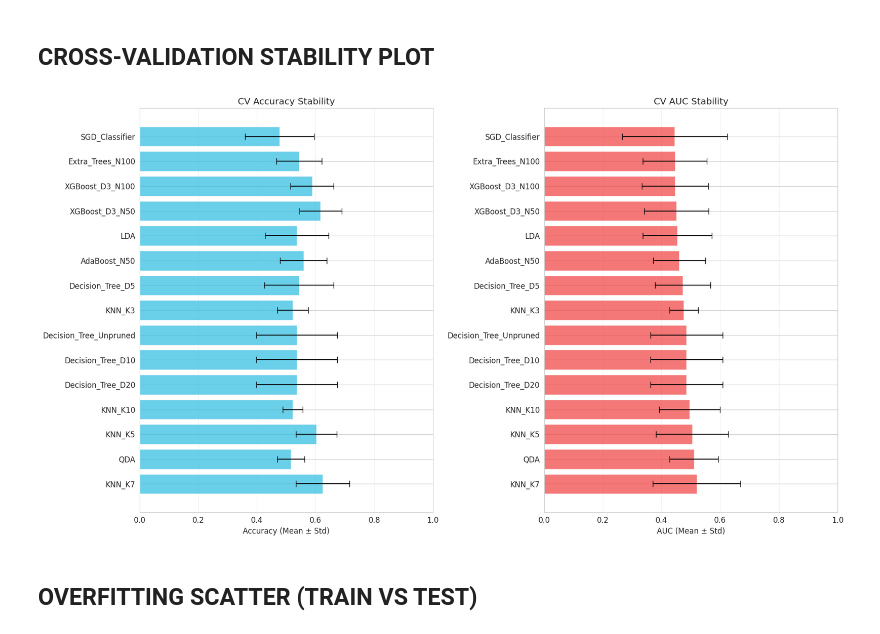
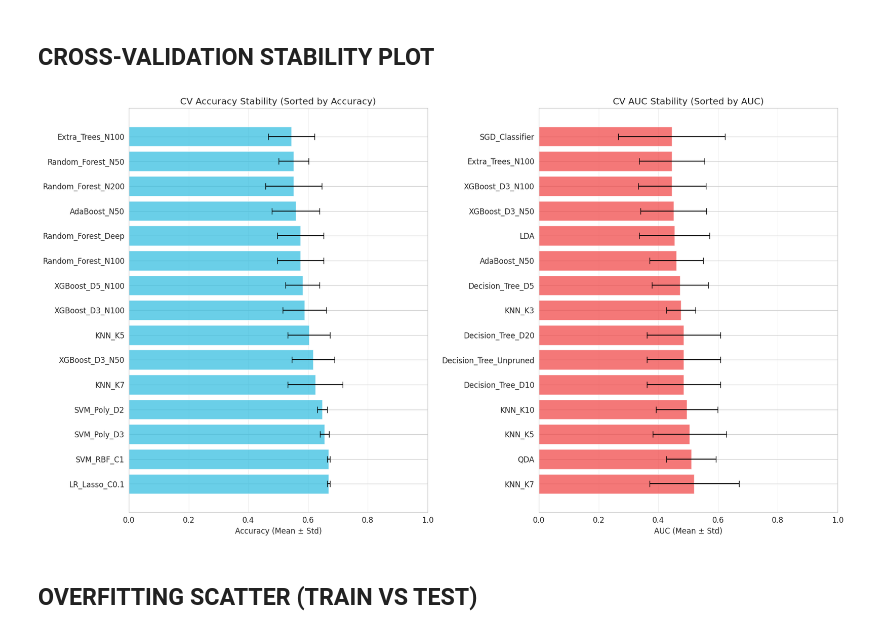
Before and after one commit to Spagestic/HKBU-Final-Year-Project, a Jupyter notebook: toxicity_9_colab.ipynb, the cells around one changed output. Saved outputs shown, nothing was run; the diff lists cells and outputs as text; code cells hidden in the pictures.

```diff
--- a/toxicity_9_colab.ipynb
+++ b/toxicity_9_colab.ipynb
@@ -332,7 +348,7 @@ Evaluating LR_Lasso_C1...
            SVM_Poly_D3  0.654497 0.015480  0.335348 0.104654 0.791067 0.011378
 # %%
 cv_results_df = pd.DataFrame(cv_results)
-cv_results_df = cv_results_df.sort_values('auc_mean', ascending=False).reset_index(drop=True)
+cv_results_df = cv_results_df.sort_values('acc_mean', ascending=False).reset_index(drop=True)
 
 print("\n=== CROSS-VALIDATION RESULTS ===")
 print(cv_results_df[['model', 'acc_mean', 'acc_std',
@@ -645,33 +696,35 @@ plot_feature_overlap(summary_df)
 ## CROSS-VALIDATION STABILITY PLOT
 # %%
 def plot_cv_performance_with_errors(cv_results_df, n=15):
-    top_n = cv_results_df.head(n).copy()
+    # Sort for first chart by acc_mean, second by auc_mean
+    top_n_acc = cv_results_df.sort_values('acc_mean', ascending=False).head(n).copy()
+    top_n_auc = cv_results_df.sort_values('auc_mean', ascending=False).head(n).copy()
     fig, (ax1, ax2) = plt.subplots(1, 2, figsize=(18, 10))
 
-    ax1.barh(range(len(top_n)), top_n['acc_mean'],
-             xerr=top_n['acc_std'], capsize=5, color='#2bbbdf', alpha=0.7)
-    ax1.set_yticks(range(len(top_n)))
-    ax1.set_yticklabels(top_n['model'])
+    ax1.barh(range(len(top_n_acc)), top_n_acc['acc_mean'],
+             xerr=top_n_acc['acc_std'], capsize=5, color='#2bbbdf', alpha=0.7)
+    ax1.set_yticks(range(len(top_n_acc)))
+    ax1.set_yticklabels(top_n_acc['model'])
     ax1.set_xlabel('Accuracy (Mean ± Std)')
-    ax1.set_title('CV Accuracy Stability')
+    ax1.set_title('CV Accuracy Stability (Sorted by Accuracy)')
     ax1.set_xlim(0, 1)
     ax1.grid(axis='x', alpha=0.3)
 
-    ax2.barh(range(len(top_n)), top_n['auc_mean'],
-             xerr=top_n['auc_std'], capsize=5, color='#f03f3f', alpha=0.7)
-    ax2.set_yticks(range(len(top_n)))
-    ax2.set_yticklabels(top_n['model'])
+    ax2.barh(range(len(top_n_auc)), top_n_auc['auc_mean'],
+             xerr=top_n_auc['auc_std'], capsize=5, color='#f03f3f', alpha=0.7)
+    ax2.set_yticks(range(len(top_n_auc)))
+    ax2.set_yticklabels(top_n_auc['model'])
     ax2.set_xlabel('AUC (Mean ± Std)')
-    ax2.set_title('CV AUC Stability')
+    ax2.set_title('CV AUC Stability (Sorted by AUC)')
     ax2.set_xlim(0, 1)
     ax2.grid(axis='x', alpha=0.3)
 
     plt.tight_layout()
     plt.show()
 
 plot_cv_performance_with_errors(cv_results_df, n=15)
 # %% [output]
-[figure, old version]
+[figure, new version]
 # %% [markdown]
 ## OVERFITTING SCATTER (TRAIN VS TEST)
 # %%
```
Also changed, not shown: parts of 13 cells of this notebook.
